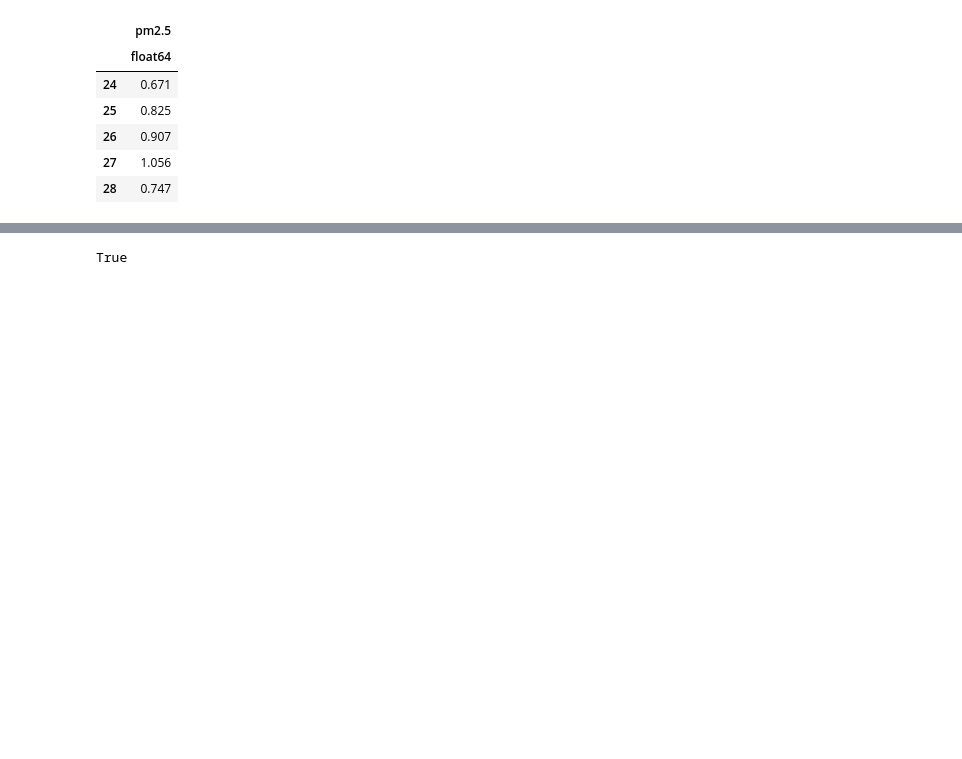
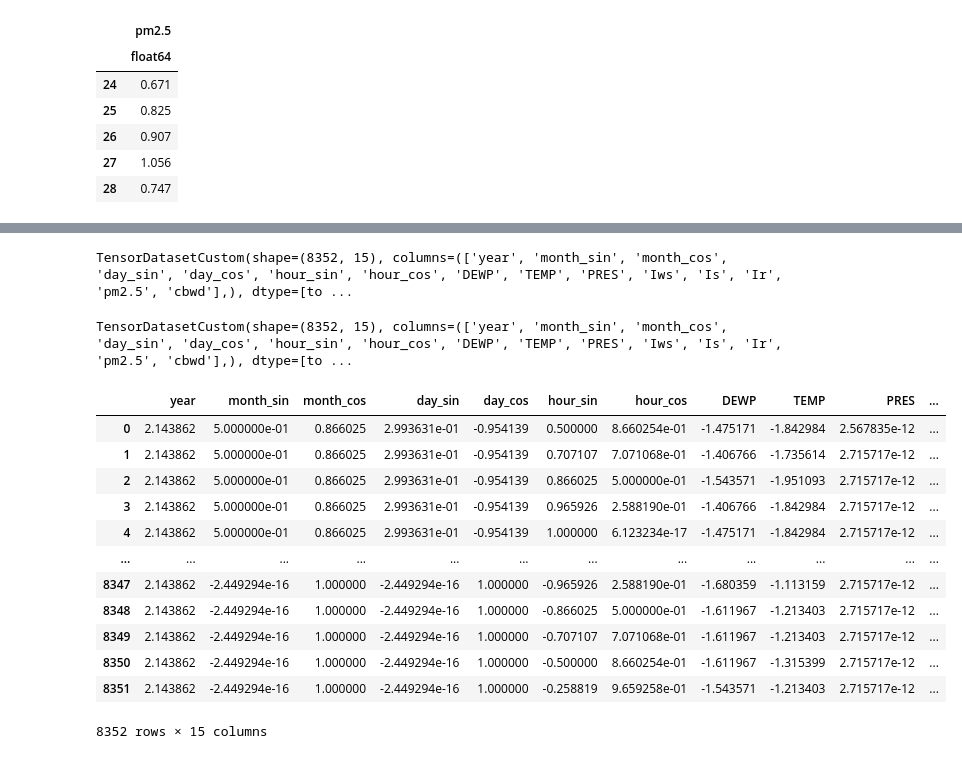
Before and after one commit to akseldkw07/kretsinger, a Jupyter notebook: kret_torch_utils/notebooks/torch_datasets.ipynb, the cells around one changed output, grey strips where cells are left out. Drawn from its saved outputs; the diff is of its cells as text; code cells hidden in the pictures; blank space fills up the shorter version.

```diff
--- a/kret_torch_utils/notebooks/torch_datasets.ipynb
+++ b/kret_torch_utils/notebooks/torch_datasets.ipynb
@@ -372,4 +325,26 @@ from kret_rosetta.conversion_protocols import PandasConvertibleWithColumns
-# %%
-isinstance(TensorDatasetCustom, PandasConvertibleWithColumns)
-# %% [output]
-True
+# %%
+x_test_tensor = TensorDatasetCustom.from_pd(X_test_cleaned)
+x_test_tensor
+# %% [output]
+TensorDatasetCustom(shape=(8352, 15), columns=(['year', 'month_sin', 'month_cos', 'day_sin', 'day_cos', 'hour_sin', 'hour_cos', 'DEWP', 'TEMP', 'PRES', 'Iws', 'Is', 'Ir', 'pm2.5', 'cbwd'],), dtype=[to ...
+# %%
+x_y_test_tensor = TensorDatasetCustom.from_pd_xy(X_test_cleaned)
+x_y_test_tensor
+# %% [output]
+TensorDatasetCustom(shape=(8352, 15), columns=(['year', 'month_sin', 'month_cos', 'day_sin', 'day_cos', 'hour_sin', 'hour_cos', 'DEWP', 'TEMP', 'PRES', 'Iws', 'Is', 'Ir', 'pm2.5', 'cbwd'],), dtype=[to ...
+# %%
+x_y_test_tensor.to_pandas()
+# %% [output]
+|  | year | month_sin | month_cos | day_sin | day_cos | hour_sin | hour_cos | DEWP | TEMP | PRES | ... |
+| 0 | 2.143862 | 5.000000e-01 | 0.866025 | 2.993631e-01 | -0.954139 | 0.500000 | 8.660254e-01 | -1.475171 | -1.842984 | 2.567835e-12 | ... |
+| 1 | 2.143862 | 5.000000e-01 | 0.866025 | 2.993631e-01 | -0.954139 | 0.707107 | 7.071068e-01 | -1.406766 | -1.735614 | 2.715717e-12 | ... |
+| 2 | 2.143862 | 5.000000e-01 | 0.866025 | 2.993631e-01 | -0.954139 | 0.866025 | 5.000000e-01 | -1.543571 | -1.951093 | 2.715717e-12 | ... |
+| 3 | 2.143862 | 5.000000e-01 | 0.866025 | 2.993631e-01 | -0.954139 | 0.965926 | 2.588190e-01 | -1.406766 | -1.842984 | 2.715717e-12 | ... |
+| 4 | 2.143862 | 5.000000e-01 | 0.866025 | 2.993631e-01 | -0.954139 | 1.000000 | 6.123234e-17 | -1.475171 | -1.842984 | 2.715717e-12 | ... |
+| ... | ... | ... | ... | ... | ... | ... | ... | ... | ... | ... | ... |
+| 8347 | 2.143862 | -2.449294e-16 | 1.000000 | -2.449294e-16 | 1.000000 | -0.965926 | 2.588190e-01 | -1.680359 | -1.113159 | 2.715717e-12 | ... |
+| 8348 | 2.143862 | -2.449294e-16 | 1.000000 | -2.449294e-16 | 1.000000 | -0.866025 | 5.000000e-01 | -1.611967 | -1.213403 | 2.715717e-12 | ... |
+| 8349 | 2.143862 | -2.449294e-16 | 1.000000 | -2.449294e-16 | 1.000000 | -0.707107 | 7.071068e-01 | -1.611967 | -1.213403 | 2.715717e-12 | ... |
+| 8350 | 2.143862 | -2.449294e-16 | 1.000000 | -2.449294e-16 | 1.000000 | -0.500000 | 8.660254e-01 | -1.611967 | -1.315399 | 2.715717e-12 | ... |
+| 8351 | 2.143862 | -2.449294e-16 | 1.000000 | -2.449294e-16 | 1.000000 | -0.258819 | 9.659258e-01 | -1.543571 | -1.213403 | 2.715717e-12 | ... |
+8352 rows × 15 columns
```
Also changed, not shown: parts of 9 cells of this notebook, 9 other files.
